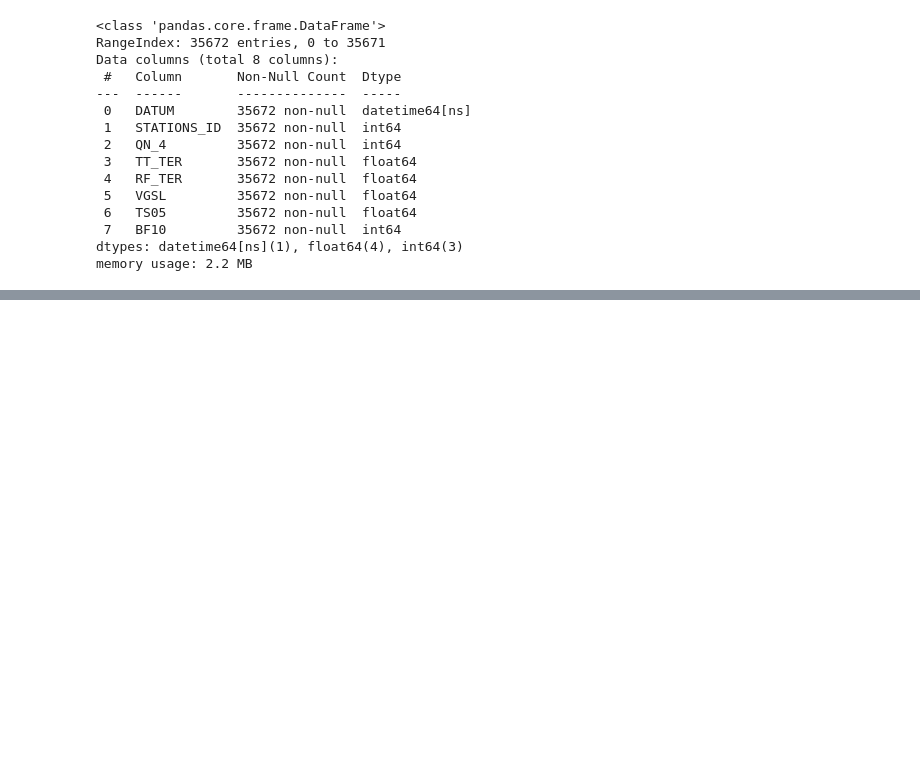
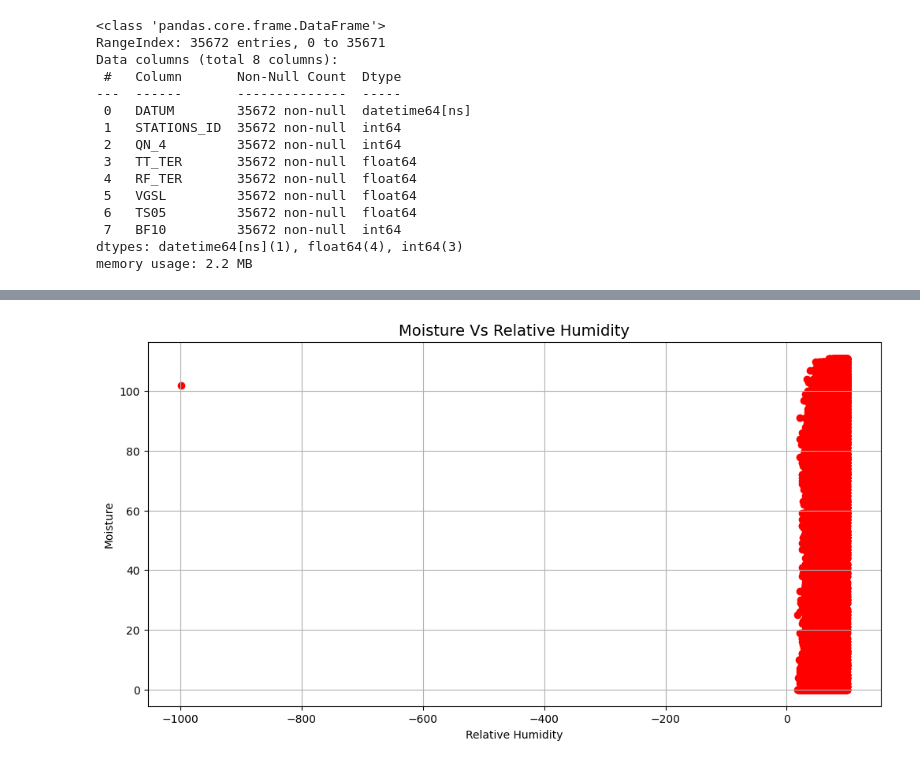
Before and after one commit to RompfRobert/Machine_Learning_and_Deep_Learning, a Jupyter notebook: Capstone-Project/rrompf_capstone.ipynb, the cells around one changed output, grey strips where cells are left out. Saved outputs shown, nothing was run; the diff lists cells and outputs as text; code cells hidden in the pictures; blank space fills up the shorter version.

```diff
--- a/Capstone-Project/rrompf_capstone.ipynb
+++ b/Capstone-Project/rrompf_capstone.ipynb
@@ -130,0 +158,10 @@ memory usage: 2.2 MB
+# %%
+plt.figure(figsize=(12,6))
+plt.scatter(df['RF_TER'], df['BF10'], color='red')
+plt.title('Moisture Vs Relative Humidity', fontsize=14)
+plt.xlabel('Relative Humidity')
+plt.ylabel('Moisture')
+plt.grid(True)
+plt.show()
+# %% [output]
+[figure, added]
```
Also changed, not shown: parts of 12 cells of this notebook, 1 other file.
